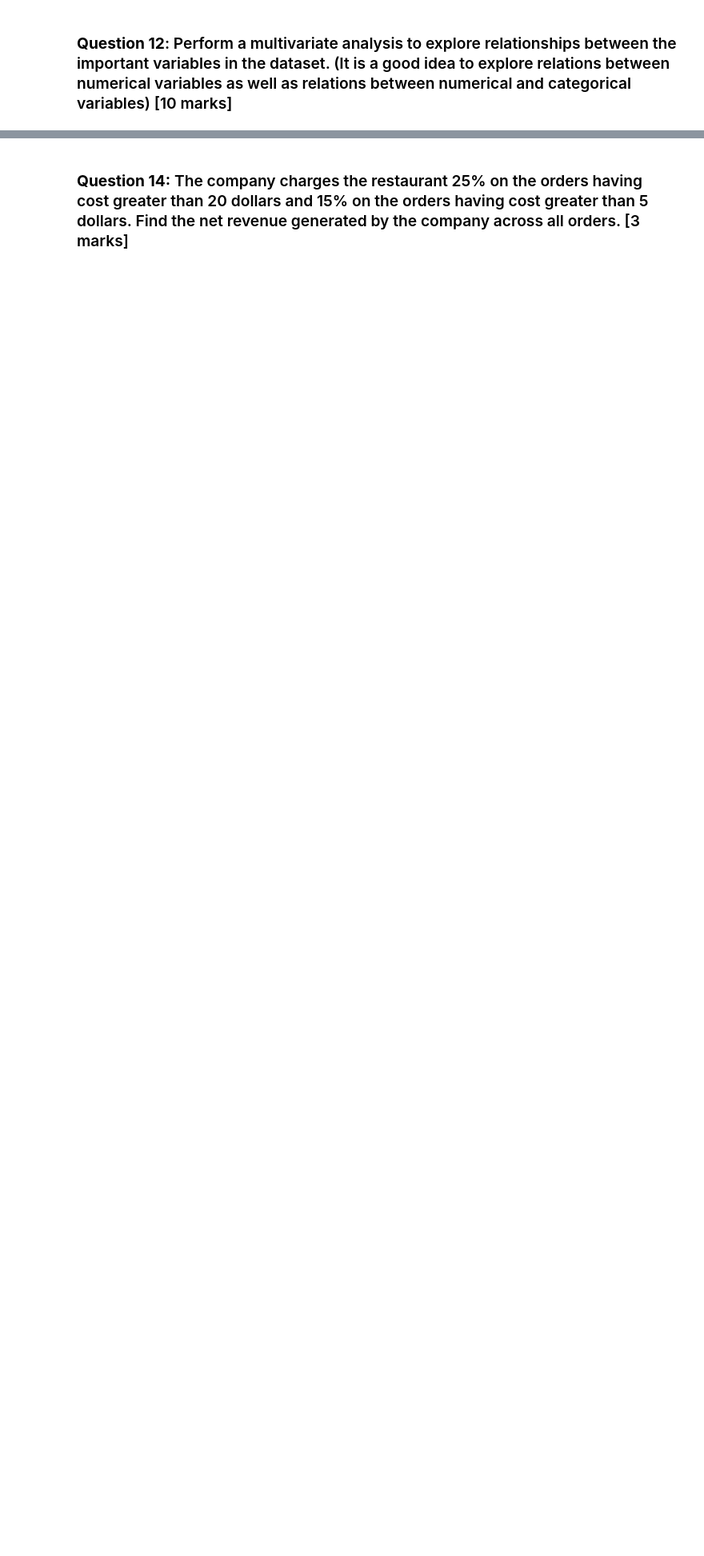
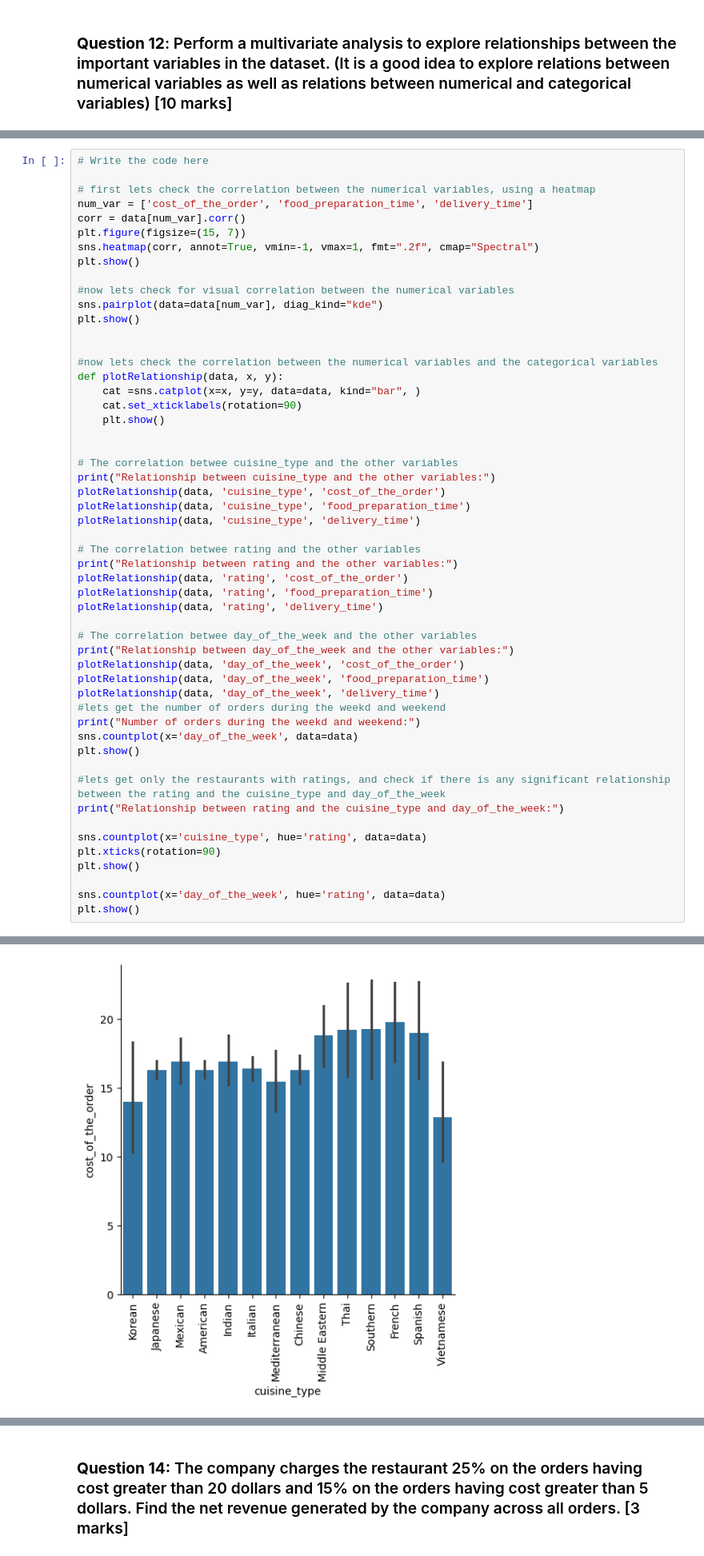
Before and after one commit to rsdomingues/aiml_learning, a Jupyter notebook: intro-to-python/5.project/PYF_Project_LearnerNotebook_FullCode.ipynb, the cells around one changed output, grey strips where cells are left out. Shown at 80% size. Saved outputs shown, nothing was run; the diff lists cells and outputs as text; blank space fills up the shorter version.

```diff
--- a/intro-to-python/5.project/PYF_Project_LearnerNotebook_FullCode.ipynb
+++ b/intro-to-python/5.project/PYF_Project_LearnerNotebook_FullCode.ipynb
@@ -366,0 +351,54 @@ plt.show()
+# %%
+# Write the code here
+
+# first lets check the correlation between the numerical variables, using a heatmap
+num_var = ['cost_of_the_order', 'food_preparation_time', 'delivery_time']
+corr = data[num_var].corr()
+plt.figure(figsize=(15, 7))
+sns.heatmap(corr, annot=True, vmin=-1, vmax=1, fmt=".2f", cmap="Spectral")
+plt.show()
+
+#now lets check for visual correlation between the numerical variables
+sns.pairplot(data=data[num_var], diag_kind="kde")
+plt.show()
+
+
+#now lets check the correlation between the numerical variables and the categorical variables
+def plotRelationship(data, x, y):
+    cat =sns.catplot(x=x, y=y, data=data, kind="bar", )
+    cat.set_xticklabels(rotation=90)
+    plt.show()
+
+
+# The correlation betwee cuisine_type and the other variables
+print("Relationship between cuisine_type and the other variables:")
+plotRelationship(data, 'cuisine_type', 'cost_of_the_order')
+plotRelationship(data, 'cuisine_type', 'food_preparation_time')
+plotRelationship(data, 'cuisine_type', 'delivery_time')
+
+# The correlation betwee rating and the other variables
+print("Relationship between rating and the other variables:")
+plotRelationship(data, 'rating', 'cost_of_the_order')
+plotRelationship(data, 'rating', 'food_preparation_time')
+plotRelationship(data, 'rating', 'delivery_time')
+
+# The correlation betwee day_of_the_week and the other variables
+print("Relationship between day_of_the_week and the other variables:")
+plotRelationship(data, 'day_of_the_week', 'cost_of_the_order')
+plotRelationship(data, 'day_of_the_week', 'food_preparation_time')
+plotRelationship(data, 'day_of_the_week', 'delivery_time')
+#lets get the number of orders during the weekd and weekend
+print("Number of orders during the weekd and weekend:")
+sns.countplot(x='day_of_the_week', data=data)
+plt.show()
+
+#lets get only the restaurants with ratings, and check if there is any significant relationship between the rating and the cuisine_type and day_of_the_week
+print("Relationship between rating and the cuisine_type and day_of_the_week:")
+
+sns.countplot(x='cuisine_type', hue='rating', data=data)
+plt.xticks(rotation=90)
+plt.show()
+
+sns.countplot(x='day_of_the_week', hue='rating', data=data)
+plt.show()
+# %% [output]
@@ -366,0 +408 @@ plt.show()
+[figure, added]
```
Also changed, not shown: parts of 6 cells of this notebook.
